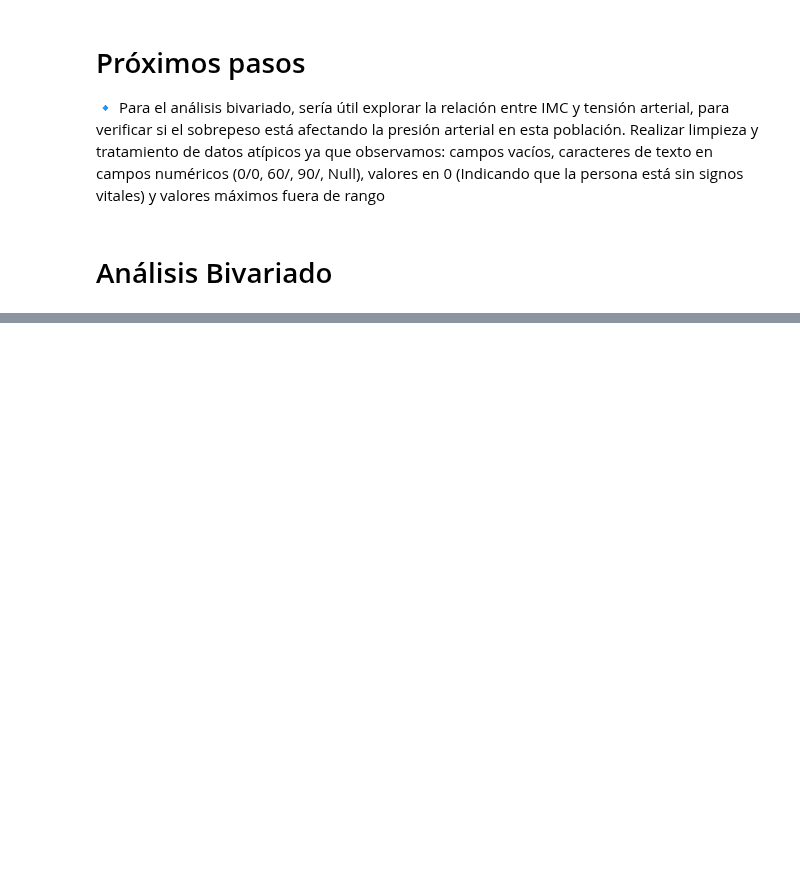
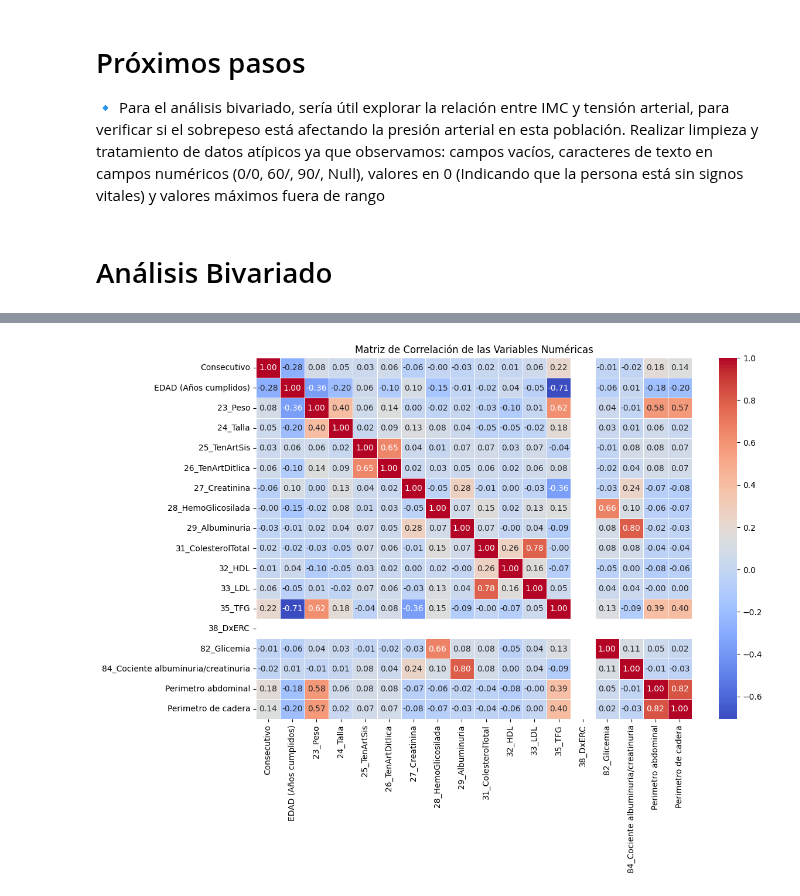
Before and after one commit to edgo1688/MIAA-ICESI, a Jupyter notebook: Analisis de datos l/Grupo_2_Taller_3_Analisis_Bivariado.ipynb, the cells around one changed output, grey strips where cells are left out. Drawn from its saved outputs; the diff is of its cells as text; code cells hidden in the pictures; blank space fills up the shorter version.

```diff
--- a/Analisis de datos l/Grupo_2_Taller_3_Analisis_Bivariado.ipynb
+++ b/Analisis de datos l/Grupo_2_Taller_3_Analisis_Bivariado.ipynb
@@ -301,0 +304,13 @@ Realizar limpieza y tratamiento de datos atípicos ya que observamos: campos vac
+# %%
+columnas_de_interes = [
+    'Consecutivo', 'EDAD (Años cumplidos)', '8_Sexo', '18_DxHTA', '20_DxDM',  '22_EtiologiaERC', '23_Peso', '24_Talla', 'Sedentario', 'Cigarrillo', 'Sobrepeso', 'Obesidad', 'Alcohol',
+    'Aliment inadecuada (sal, pocas frutas y verduras)', '25_TenArtSis', '26_TenArtDitlica', 'CLASIFICACION FINAL DEL RIESGO','27_Creatinina',  '28_HemoGlicosilada',
+    '29_Albuminuria', '30_Creatinuria',  '31_ColesterolTotal', '32_HDL',  '33_LDL', '35_TFG', '36_RcbeIECA', '37_RcbeARA2', '38_DxERC',  '82_Glicemia', '83_Trigliceridos',
+    '83_1_Fecha Trigliceridos', '84_Cociente albuminuria/creatinuria', '84_1_Cociente albuminuria/creatinuria','Proteinas 0-15', 'Eritrocitos 0-18 mgd', 'Cilindros patologicos',
+    'Analisis Uroanalisis', 'Fecha Uroanalisis', 'Fecha Electrocardiograma', 'Fecha consulta medicina familiar', 'Fecha consulta medicina interna', 'Fecha consulta psicologia',
+    'Fecha consulta nutricion', 'Perimetro abdominal', 'Perimetro de cadera', 'Adherencia a tratamiento (Morisky green','Conocimiento de la enfermedad(Test de batalla)',
+    'Consumo sustancias psicoactivas'
+]
+
+df_clean = df[columnas_de_interes]
+df_clean.info()
@@ -301,0 +368,14 @@ Realizar limpieza y tratamiento de datos atípicos ya que observamos: campos vac
+# %%
+# Seleccionar solo las columnas numéricas
+df_num = df_clean.select_dtypes(include=['int64', 'float64'])
+
+# Calcular la matriz de correlación
+correlation_matrix = df_num.corr()
+
+# Visualizar la matriz de correlación usando un heatmap
+plt.figure(figsize=(12, 8))
+sns.heatmap(correlation_matrix, annot=True, cmap='coolwarm', fmt='.2f', linewidths=0.5)
+plt.title('Matriz de Correlación de las Variables Numéricas')
+plt.show()
+# %% [output]
+[figure, added]
```
Also changed, not shown: parts of 7 cells of this notebook.
